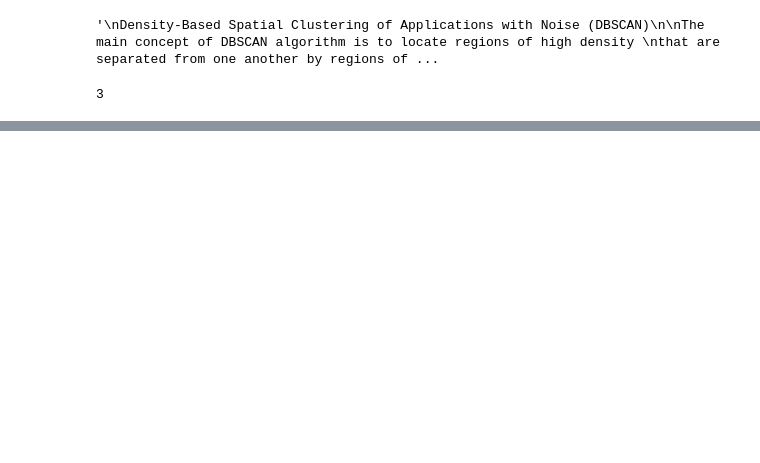
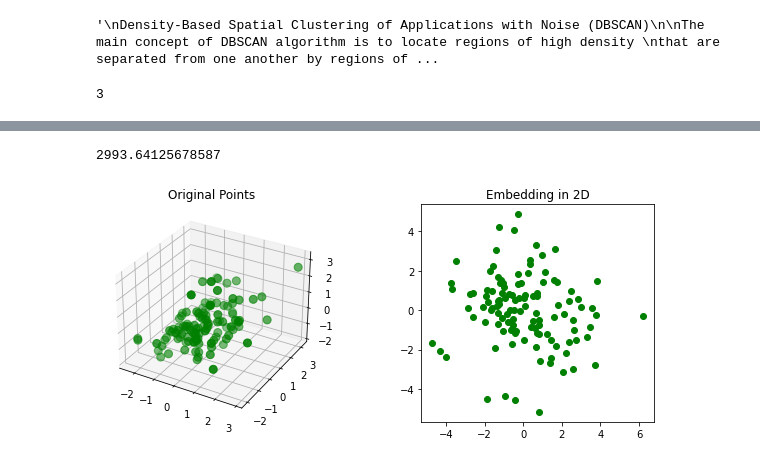
Before and after one commit to AnnaPaulish/Unsupervised_detection_methods, a Jupyter notebook: clustering_mice_08.ipynb, the cells around one changed output, grey strips where cells are left out. Cells and saved outputs as stored; diff of their text form; code cells hidden in the pictures; blank space fills up the shorter version.

```diff
--- a/clustering_mice_08.ipynb
+++ b/clustering_mice_08.ipynb
@@ -332,0 +360,8 @@ features_noise.head()
+# %%
+mds = MDS(random_state=0)
+X_transform = mds.fit_transform(x1)
+# %%
+stress = mds.stress_
+print(stress)
+# %% [output]
+2993.64125678587
@@ -332,0 +373,14 @@ features_noise.head()
+# %%
+
+fig = plt.figure(2, (10,4))
+ax = fig.add_subplot(121, projection='3d')
+plt.scatter(x1[:,0], x1[:,1], zs=x1[:,3],s=64, c='green')
+plt.title('Original Points')
+
+ax = fig.add_subplot(122)
+plt.scatter(X_transform[:,0], X_transform[:,1], c='green')
+plt.title('Embedding in 2D')
+fig.subplots_adjust(wspace=.4, hspace=0.5)
+plt.show()
+# %% [output]
+[figure, added]
```
Also changed, not shown: parts of 14 cells of this notebook.
